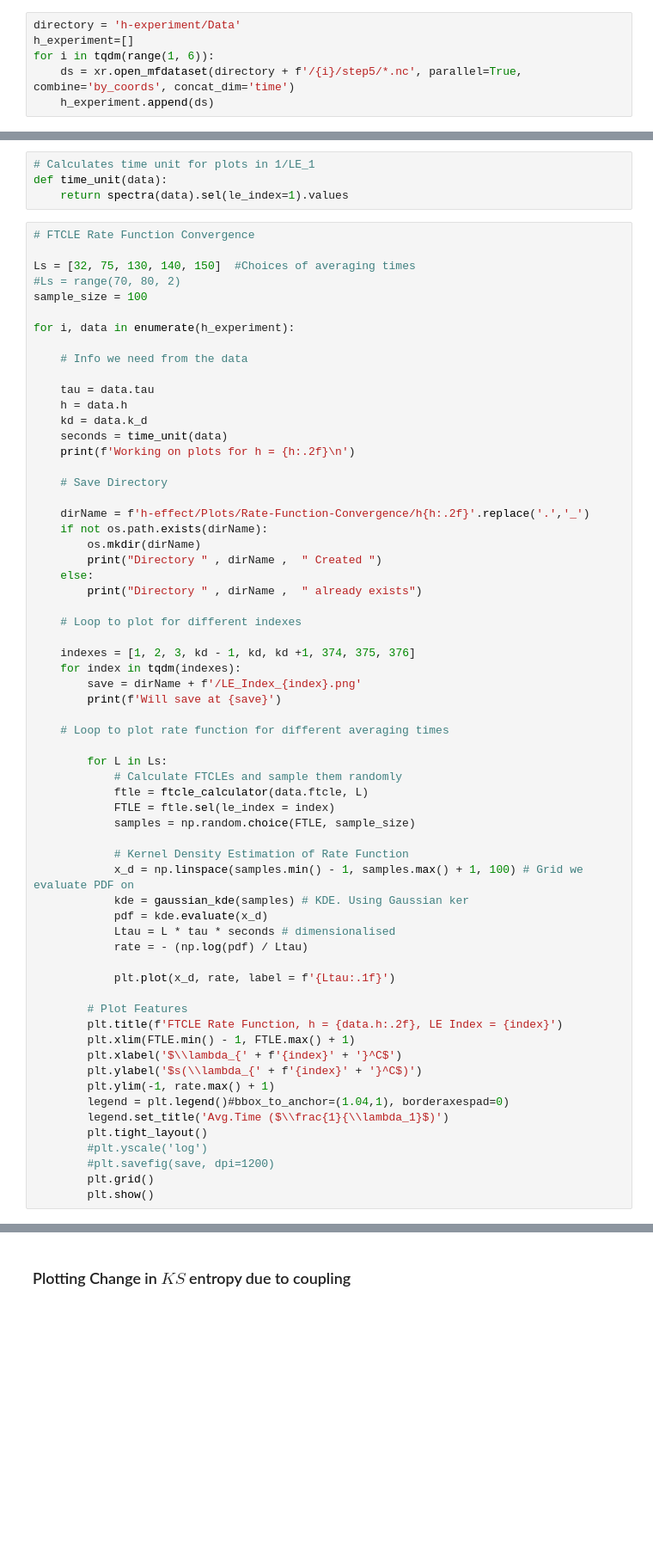
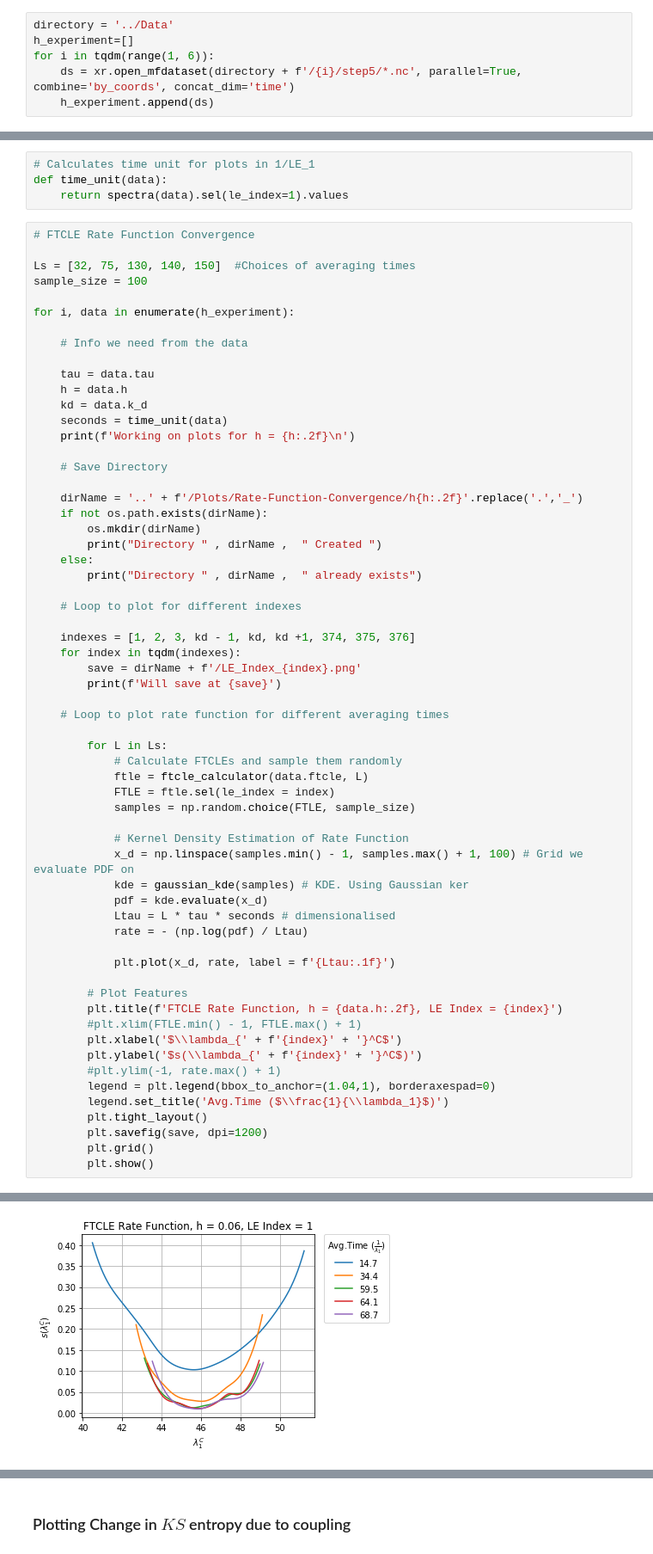
Before and after one commit to CalvinNesbitt/Lorenz-96-Two-Layer, a Jupyter notebook: h-experiment/Notebooks/Coupling-Effect.ipynb, the cells around one changed output, grey strips where cells are left out. Shown at 86% size. Drawn from its saved outputs; the diff is of its cells as text; blank space fills up the shorter version.

```diff
--- a/h-experiment/Notebooks/Coupling-Effect.ipynb
+++ b/h-experiment/Notebooks/Coupling-Effect.ipynb
@@ -23,7 +23,7 @@ from ginelli_plot import *
 # %% [markdown]
 ## Reading Experiment Data
 # %%
-directory = 'h-experiment/Data'
+directory = '../Data'
 h_experiment=[]
 for i in tqdm(range(1, 6)):
     ds = xr.open_mfdataset(directory + f'/{i}/step5/*.nc', parallel=True, combine='by_coords', concat_dim='time')
@@ -547,7 +547,6 @@ def time_unit(data):
 # FTCLE Rate Function Convergence
 
 Ls = [32, 75, 130, 140, 150]  #Choices of averaging times
-#Ls = range(70, 80, 2)
 sample_size = 100
 
 for i, data in enumerate(h_experiment):
@@ -562,7 +561,7 @@ for i, data in enumerate(h_experiment):
 
     # Save Directory
 
-    dirName = f'h-effect/Plots/Rate-Function-Convergence/h{h:.2f}'.replace('.','_')
+    dirName = '..' + f'/Plots/Rate-Function-Convergence/h{h:.2f}'.replace('.','_')
     if not os.path.exists(dirName):
         os.mkdir(dirName)
         print("Directory " , dirName ,  " Created ")
@@ -595,14 +594,14 @@ for i, data in enumerate(h_experiment):
 
         # Plot Features
         plt.title(f'FTCLE Rate Function, h = {data.h:.2f}, LE Index = {index}')
-        plt.xlim(FTLE.min() - 1, FTLE.max() + 1)
+        #plt.xlim(FTLE.min() - 1, FTLE.max() + 1)
         plt.xlabel('$\\lambda_{' + f'{index}' + '}^C$')
         plt.ylabel('$s(\\lambda_{' + f'{index}' + '}^C$)')
-        plt.ylim(-1, rate.max() + 1)
-        legend = plt.legend()#bbox_to_anchor=(1.04,1), borderaxespad=0)
+        #plt.ylim(-1, rate.max() + 1)
+        legend = plt.legend(bbox_to_anchor=(1.04,1), borderaxespad=0)
         legend.set_title('Avg.Time ($\\frac{1}{\\lambda_1}$)')
         plt.tight_layout()
-        #plt.yscale('log')
-        #plt.savefig(save, dpi=1200)
+        plt.savefig(save, dpi=1200)
         plt.grid()
         plt.show()
+# %% [output]
@@ -608,0 +612 @@ for i, data in enumerate(h_experiment):
+[figure, added]
```
Also changed, not shown: parts of 3 cells of this notebook, 3 other files.
